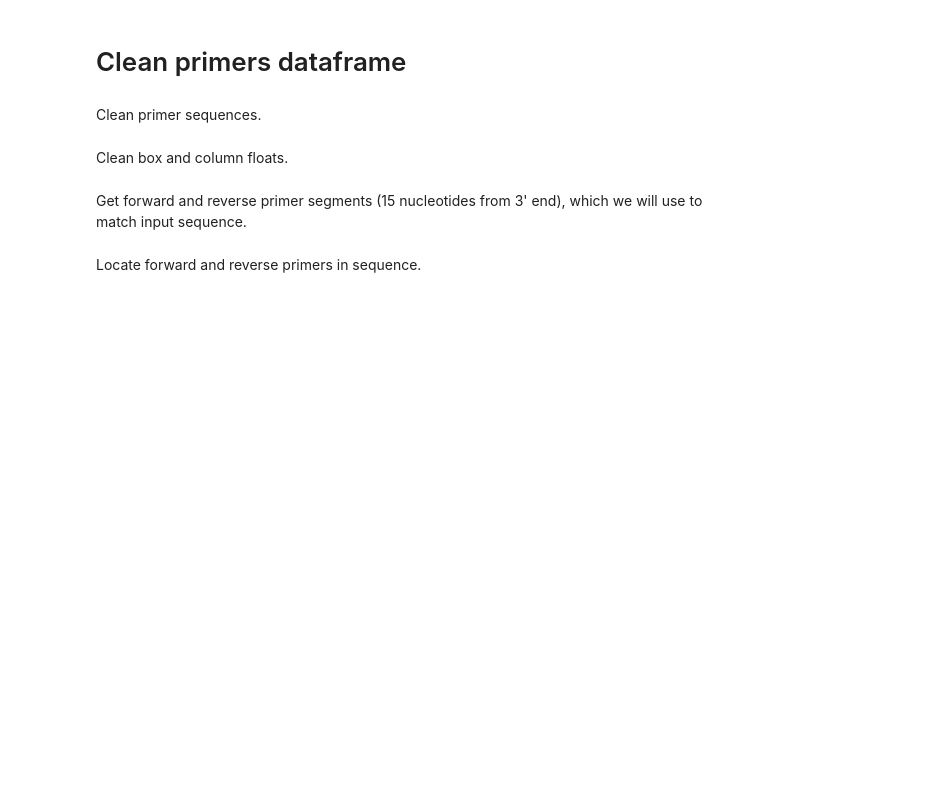
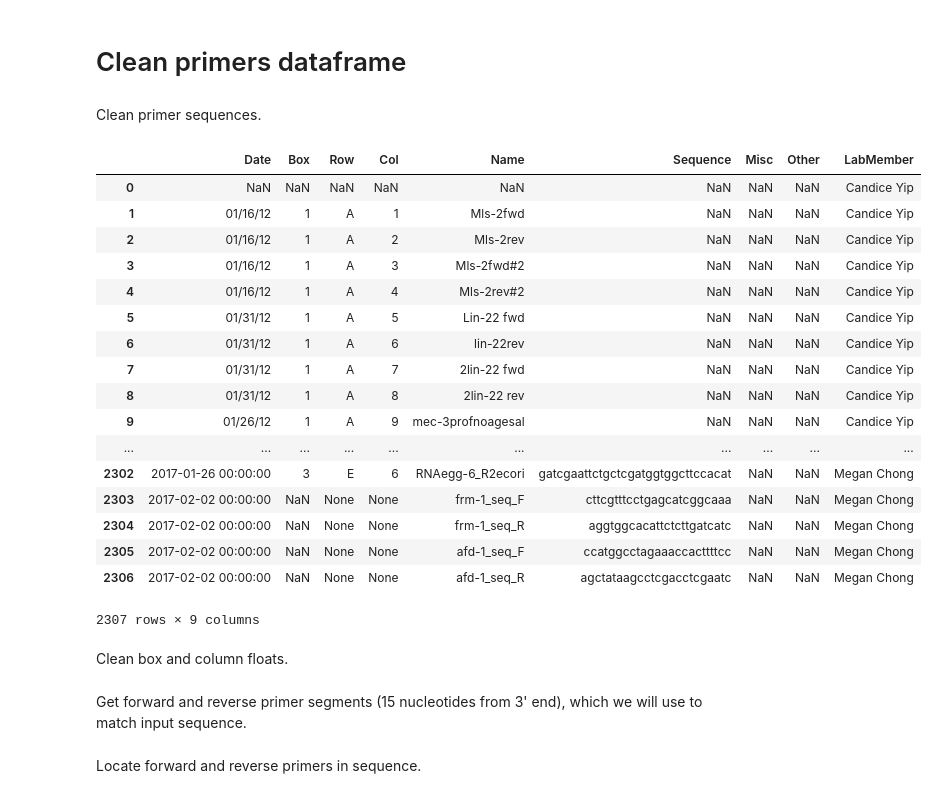
Before and after one commit to zcandiceyip/lab_primers, a Jupyter notebook: Primers search.ipynb, the cells around one changed output. Drawn from its saved outputs; the diff is of its cells as text; code cells hidden in the pictures; blank space fills up the shorter version.

```diff
--- a/Primers search.ipynb
+++ b/Primers search.ipynb
@@ -166,5 +147,26 @@ def clean_primer(primer):
     return primer
 
 df.Sequence = df['Sequence'].apply(clean_primer)
+# %%
+df
+# %% [output]
+|  | Date | Box | Row | Col | Name | Sequence | Misc | Other | LabMember |
+| 0 | NaN | NaN | NaN | NaN | NaN | NaN | NaN | NaN | Candice Yip |
+| 1 | 01/16/12 | 1 | A | 1 | Mls-2fwd | NaN | NaN | NaN | Candice Yip |
+| 2 | 01/16/12 | 1 | A | 2 | Mls-2rev | NaN | NaN | NaN | Candice Yip |
+| 3 | 01/16/12 | 1 | A | 3 | Mls-2fwd#2 | NaN | NaN | NaN | Candice Yip |
+| 4 | 01/16/12 | 1 | A | 4 | Mls-2rev#2 | NaN | NaN | NaN | Candice Yip |
+| 5 | 01/31/12 | 1 | A | 5 | Lin-22 fwd | NaN | NaN | NaN | Candice Yip |
+| 6 | 01/31/12 | 1 | A | 6 | lin-22rev | NaN | NaN | NaN | Candice Yip |
+| 7 | 01/31/12 | 1 | A | 7 | 2lin-22 fwd | NaN | NaN | NaN | Candice Yip |
+| 8 | 01/31/12 | 1 | A | 8 | 2lin-22 rev | NaN | NaN | NaN | Candice Yip |
+| 9 | 01/26/12 | 1 | A | 9 | mec-3profnoagesal | NaN | NaN | NaN | Candice Yip |
+| ... | ... | ... | ... | ... | ... | ... | ... | ... | ... |
+| 2302 | 2017-01-26 00:00:00 | 3 | E | 6 | RNAegg-6_R2ecori | gatcgaattctgctcgatggtggcttccacat | NaN | NaN | Megan Chong |
+| 2303 | 2017-02-02 00:00:00 | NaN | None | None | frm-1_seq_F | cttcgtttcctgagcatcggcaaa | NaN | NaN | Megan Chong |
+| 2304 | 2017-02-02 00:00:00 | NaN | None | None | frm-1_seq_R | aggtggcacattctcttgatcatc | NaN | NaN | Megan Chong |
+| 2305 | 2017-02-02 00:00:00 | NaN | None | None | afd-1_seq_F | ccatggcctagaaaccacttttcc | NaN | NaN | Megan Chong |
+| 2306 | 2017-02-02 00:00:00 | NaN | None | None | afd-1_seq_R | agctataagcctcgacctcgaatc | NaN | NaN | Megan Chong |
+2307 rows × 9 columns
 # %% [markdown]
 Clean box and column floats.
```
Also changed, not shown: parts of 6 cells of this notebook.
